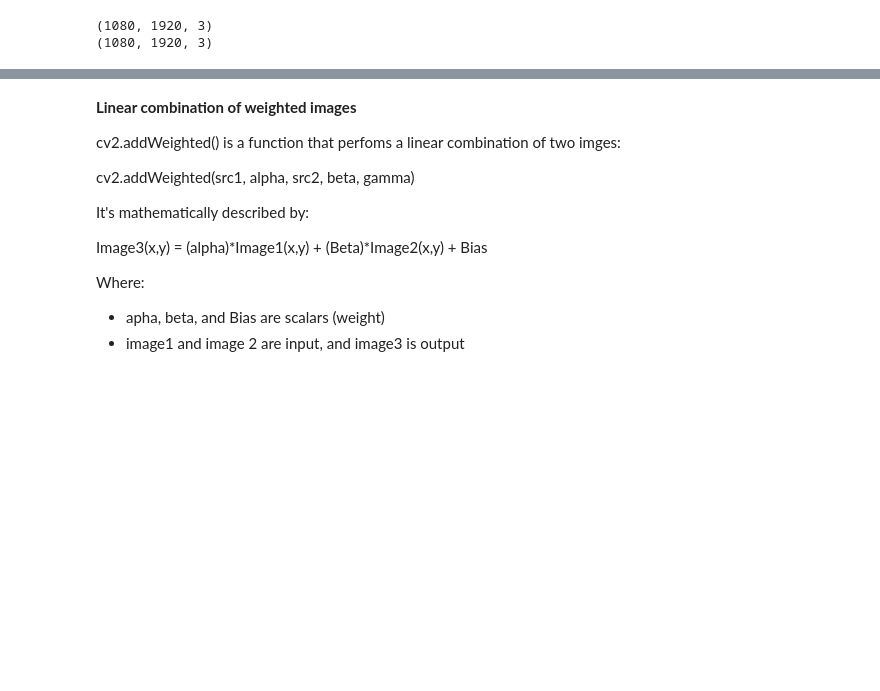
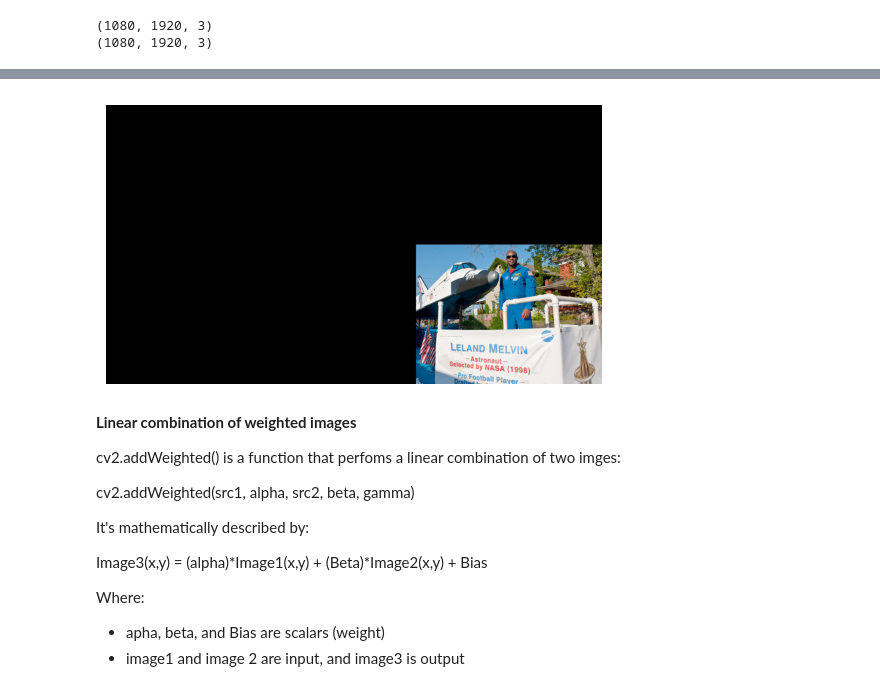
Before and after one commit to dsal/Computer-Vision, a Jupyter notebook: 02_Getting_Started_B.ipynb, the cells around one changed output, grey strips where cells are left out. Cells and saved outputs as stored; diff of their text form; code cells hidden in the pictures; blank space fills up the shorter version.

```diff
--- a/02_Getting_Started_B.ipynb
+++ b/02_Getting_Started_B.ipynb
@@ -361,3 +346,21 @@ plt.imshow(output_image[...,::-1])
+# %%
+## If the input images do not have the same size, we need to pad the smaller image
+
+smaller_img = cv2.imread('./Images/image01.png')
+logo_h, logo_w, _ = smaller_img.shape
+location_h = 540
+location_w = 1200
+
+canvas_height = location_h + logo_h
+canvas_width = location_w + logo_w
+padded_smaller_img = np.zeros((canvas_height, canvas_width, 3), dtype=np.uint8)
+padded_smaller_img[location_h:location_h+logo_h, location_w:location_w+logo_w] = smaller_img
+
+plt.imshow(padded_smaller_img[..., ::-1])
+plt.axis('off')
+plt.show()
+# %% [output]
+[figure, added]
 # %% [markdown]
 **Linear combination of weighted images**
 
```
Also changed, not shown: parts of 10 cells of this notebook.
